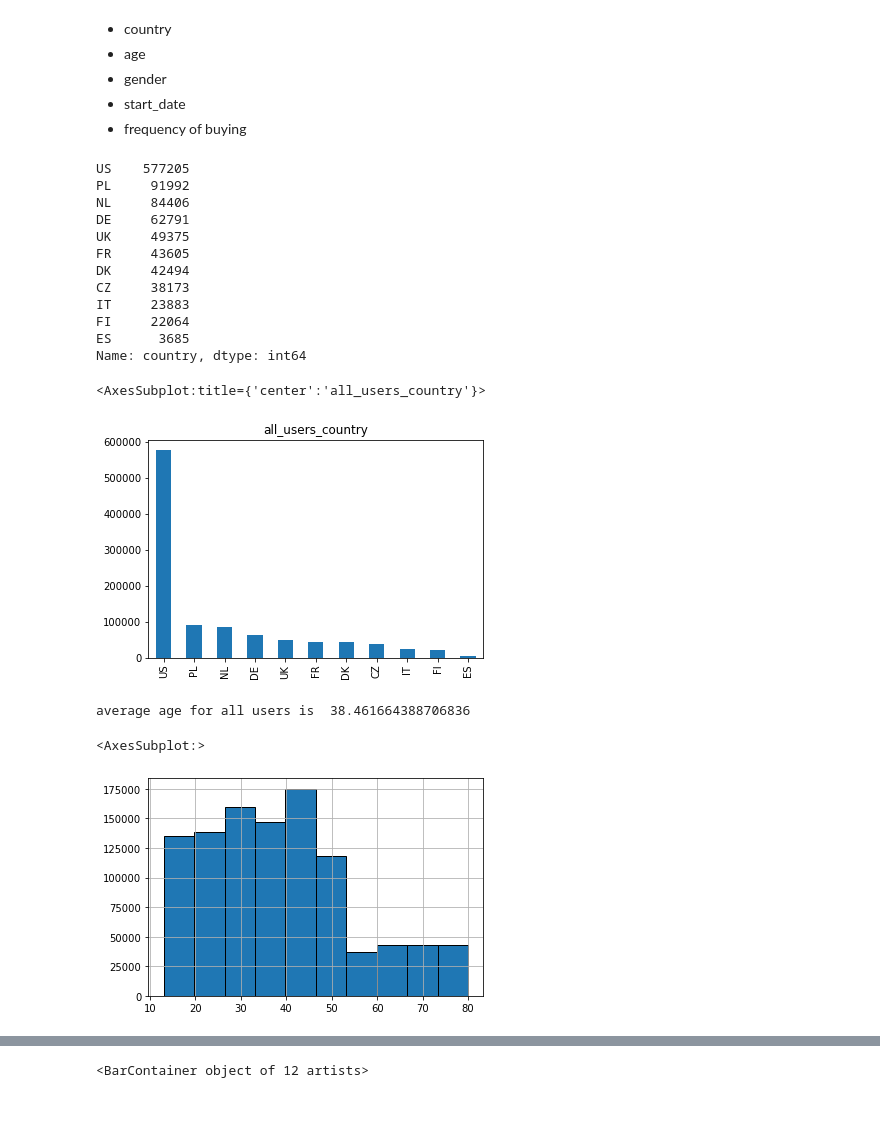
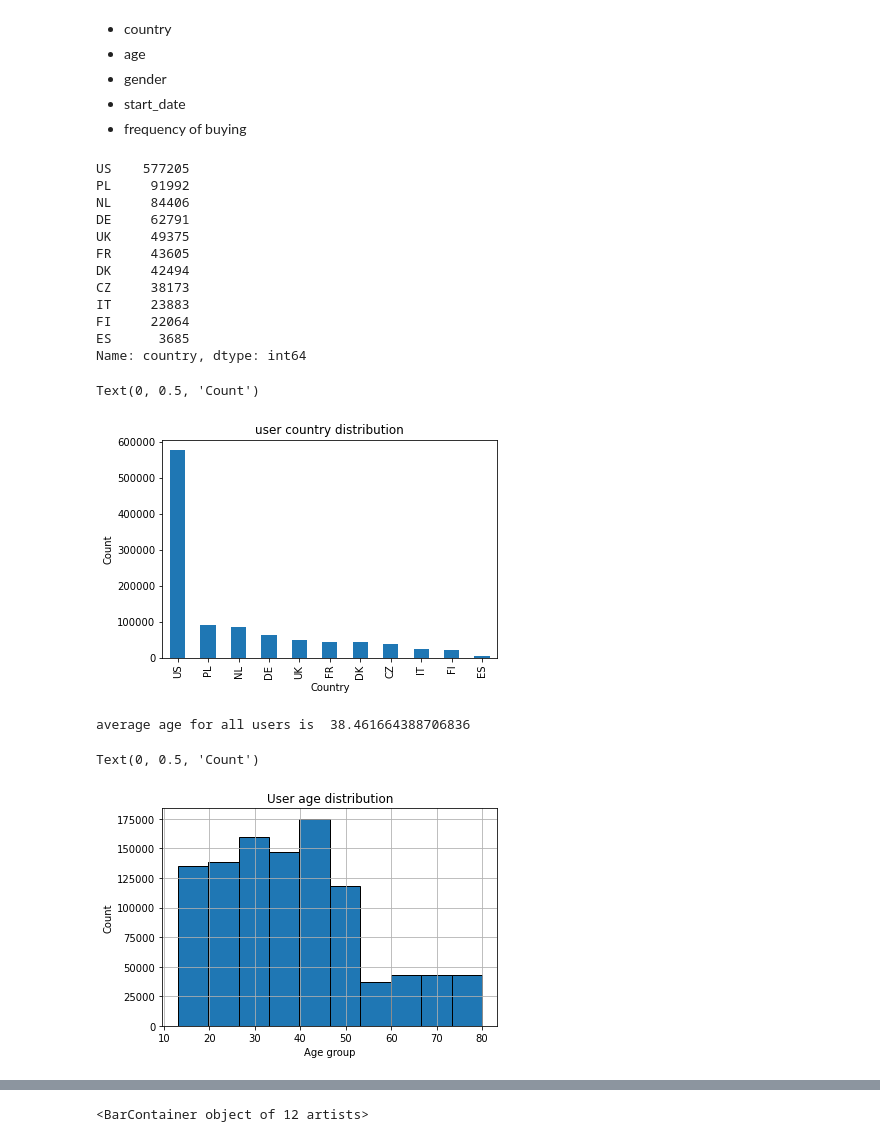
Before and after one commit to geofot96/facebook_analytics_academy_2020, a Jupyter notebook: george/Q2.ipynb, the cells around one changed output, grey strips where cells are left out. Saved outputs shown, nothing was run; the diff lists cells and outputs as text; code cells hidden in the pictures; blank space fills up the shorter version.

```diff
--- a/george/Q2.ipynb
+++ b/george/Q2.ipynb
@@ -3,10 +3,10 @@ import numpy as np
 import pandas as pd
 import matplotlib.pyplot as plt
 # %%
-merged = pd.read_csv('merged_dataset.csv')
-df1 = pd.read_csv('prod_A.csv')
-df2 = pd.read_csv('prod_B.csv')
-user_data = pd.read_csv('user_data.csv')
+merged = pd.read_csv('./merged_dataset.csv')
+df1 = pd.read_csv('./AA Data Challenge Datasets/prod_A.csv')
+df2 = pd.read_csv('./AA Data Challenge Datasets/prod_B.csv')
+user_data = pd.read_csv('./AA Data Challenge Datasets/user_data.csv')
 # %%
 merged = pd.DataFrame(merged, columns = ['user_id', 'country', 'age', 'gender', 'start_date', 'ds1', 'ds2'])
 # %%
@@ -25,7 +25,9 @@ product2 = merged.dropna(subset=["ds2"]).reset_index().drop(["ds1"], axis = 1)
 # %%
 country_all = merged["country"].value_counts()
 print(country_all)
-country_all.plot(kind='bar', title='all_users_country')
+ax = country_all.plot(kind='bar', title='user country distribution')
+ax.set_xlabel("Country")
+ax.set_ylabel("Count")
 # %% [output]
 US    577205
 PL     91992
@@ -39,15 +41,18 @@ IT     23883
 FI     22064
 ES      3685
 Name: country, dtype: int64
-<AxesSubplot:title={'center':'all_users_country'}>
+Text(0, 0.5, 'Count')
-[figure, old version]
+[figure, new version]
 # %%
 print("average age for all users is ", np.average(merged["age"]))
-merged.age.hist(edgecolor="k")
+ax = merged.age.hist(edgecolor="k")
+ax.set_title("User age distribution")
+ax.set_xlabel("Age group")
+ax.set_ylabel("Count")
 # %% [output]
 average age for all users is  38.461664388706836
-<AxesSubplot:>
+Text(0, 0.5, 'Count')
-[figure, old version]
+[figure, new version]
 # %%
 gender_all = merged['gender'].value_counts()
 print(gender_all)
```
Also changed, not shown: parts of 7 cells of this notebook.
